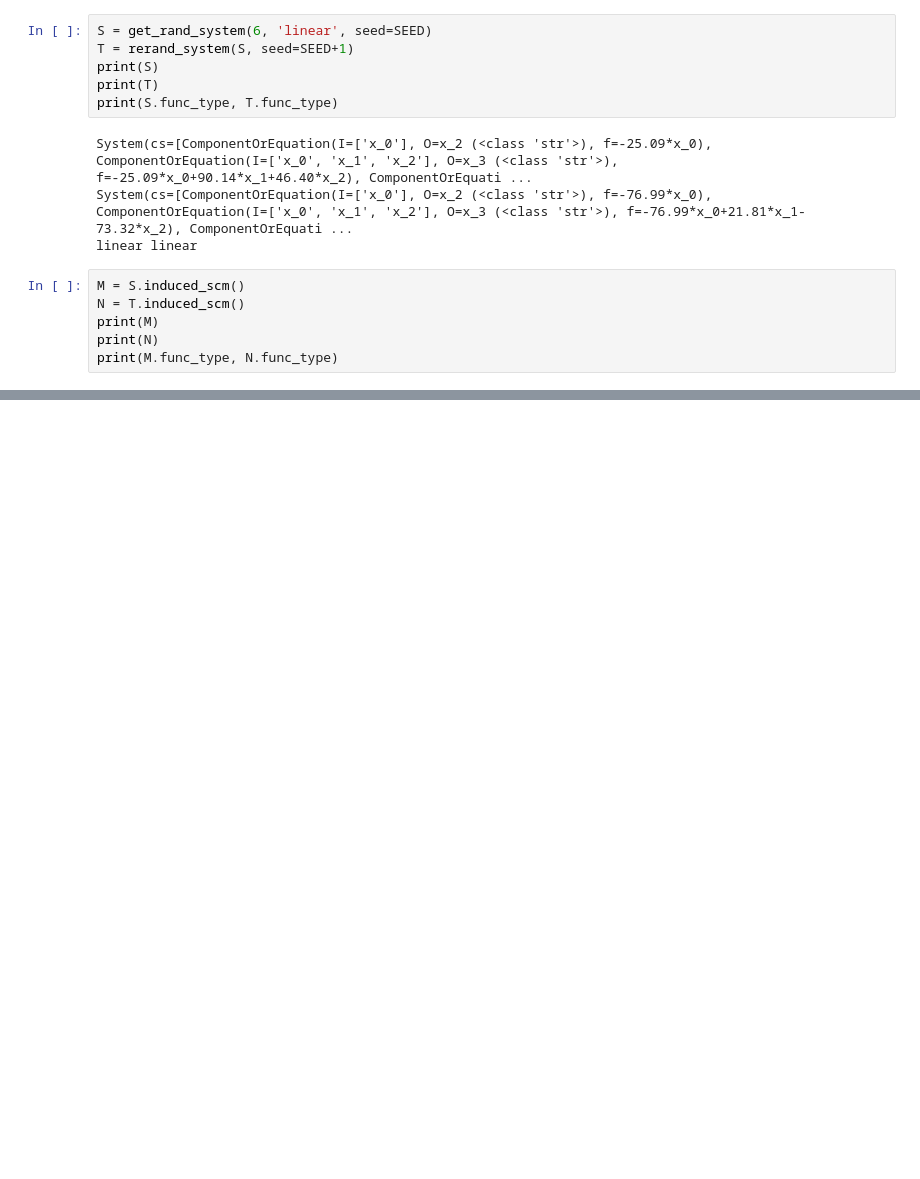
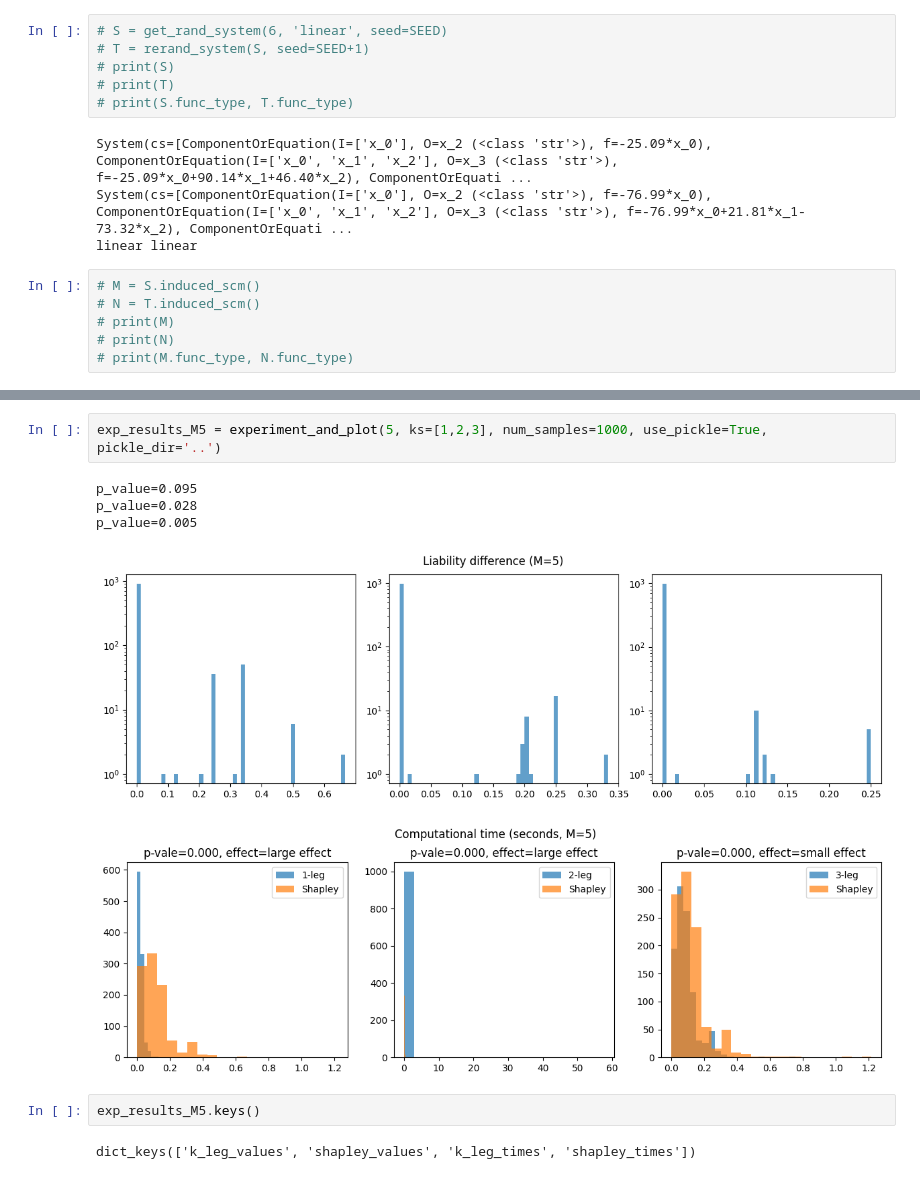
Before and after one commit to kavaryan/liab, a Jupyter notebook: examples/random-system-example.ipynb, the cells around one changed output, grey strips where cells are left out. Cells and saved outputs as stored; diff of their text form; blank space fills up the shorter version.

```diff
--- a/examples/random-system-example.ipynb
+++ b/examples/random-system-example.ipynb
@@ -23,19 +33,19 @@ NUM_WORKERS = 7
 %autoreload 2
 %matplotlib inline
 # %%
-S = get_rand_system(6, 'linear', seed=SEED)
-T = rerand_system(S, seed=SEED+1)
-print(S)
-print(T)
-print(S.func_type, T.func_type)
+# S = get_rand_system(6, 'linear', seed=SEED)
+# T = rerand_system(S, seed=SEED+1)
+# print(S)
+# print(T)
+# print(S.func_type, T.func_type)
 # %% [output]
 System(cs=[ComponentOrEquation(I=['x_0'], O=x_2 (<class 'str'>), f=-25.09*x_0), ComponentOrEquation(I=['x_0', 'x_1', 'x_2'], O=x_3 (<class 'str'>), f=-25.09*x_0+90.14*x_1+46.40*x_2), ComponentOrEquati ...
 System(cs=[ComponentOrEquation(I=['x_0'], O=x_2 (<class 'str'>), f=-76.99*x_0), ComponentOrEquation(I=['x_0', 'x_1', 'x_2'], O=x_3 (<class 'str'>), f=-76.99*x_0+21.81*x_1-73.32*x_2), ComponentOrEquati ...
 linear linear
 # %%
-M = S.induced_scm()
-N = T.induced_scm()
-print(M)
-print(N)
-print(M.func_type, N.func_type)
+# M = S.induced_scm()
+# N = T.induced_scm()
+# print(M)
+# print(N)
+# print(M.func_type, N.func_type)
 # %% [output]
@@ -189,0 +282,12 @@ def experiment_and_plot(num_vars, ks=[1,2], num_samples=20, exp_results=None):
+# %%
+exp_results_M5 = experiment_and_plot(5, ks=[1,2,3], num_samples=1000, use_pickle=True, pickle_dir='..')
+# %% [output]
+p_value=0.095
+p_value=0.028
+p_value=0.005
+[figure, added]
+[figure, added]
+# %%
+exp_results_M5.keys()
+# %% [output]
+dict_keys(['k_leg_values', 'shapley_values', 'k_leg_times', 'shapley_times'])
```
Also changed, not shown: parts of 10 cells of this notebook, 9 other files.
